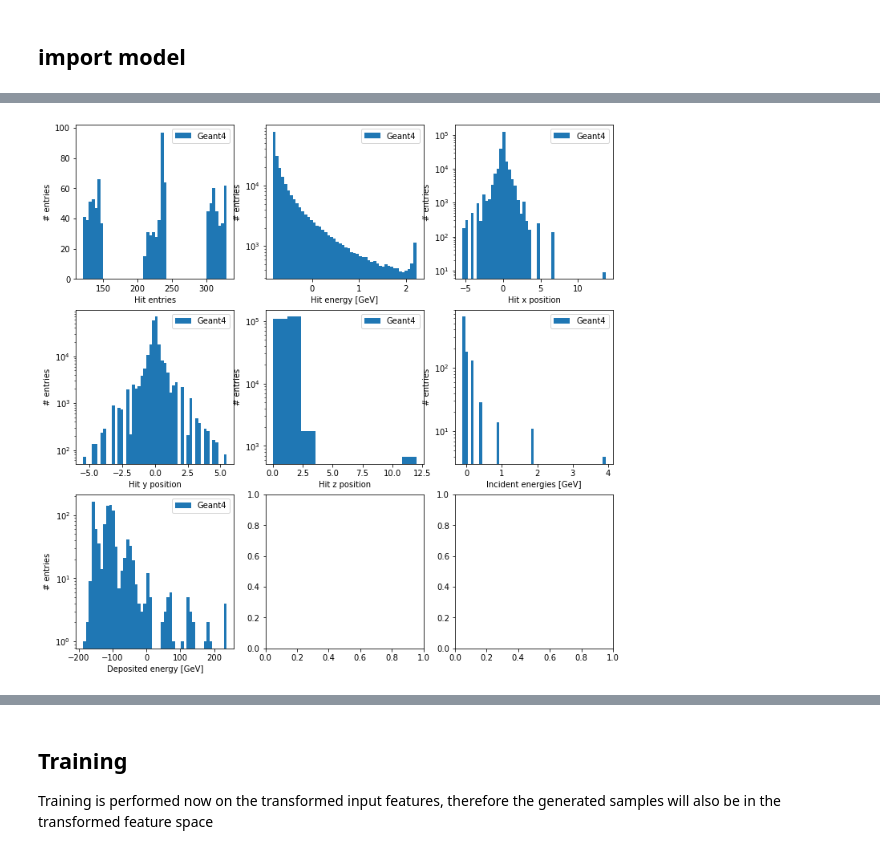
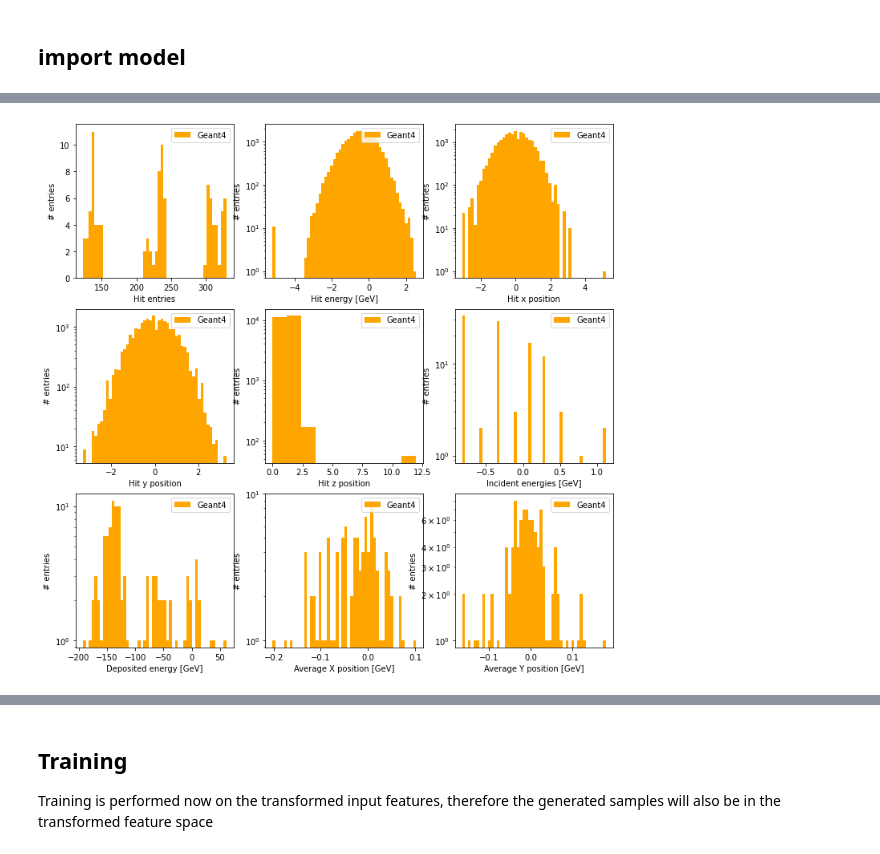
Before and after one commit to vincentchen566/tdsm_encoder, a Jupyter notebook: tdsm_encoder.ipynb, the cells around one changed output, grey strips where cells are left out. Drawn from its saved outputs; the diff is of its cells as text; code cells hidden in the pictures.

Commit message:
Updated notebook and plotting codes to include several diagnostic plots. Generate dataset 1 samples now reasonably similar to GEANT4 after only 25 epoch training.

```diff
--- a/tdsm_encoder.ipynb
+++ b/tdsm_encoder.ipynb
@@ -8,6 +8,7 @@ import time, functools, torch, os,sys, random, fnmatch, psutil
 from datetime import datetime
 import numpy as np
 import matplotlib.pyplot as plt
+from matplotlib import cm
 import torch.nn as nn
 import torch.nn.functional as F
 from torch.optim import Adam,RAdam
@@ -17,13 +18,14 @@ import trans_tdsm, utils
 from prettytable import PrettyTable
 import util.dataset_structure, util.display, util.model
 import tqdm
+from pickle import load
 from IPython import display
 
 device = 'cuda' if torch.cuda.is_available() else 'cpu'
 padding_value = -20
 
 dataset = "dataset_1_photons_padded_nentry"
-dataset_store_path = "/eos/user/j/jthomasw/tdsm_encoder/datasets/power_transformer/"
+dataset_store_path = "/eos/user/j/jthomasw/tdsm_encoder/datasets/quantile_gauss_transformer/"
 transform = None
 transform_y = None
 mask = True
@@ -34,10 +36,10 @@ workingdir = "./"
 train_ratio = 0.8
 batch_size = 64
 lr = 0.00001
-n_epochs = 50
+n_epochs = 25
 ### SDE PARAMETERS ###
 SDE = 'VE'
-sigma_max = 10.
+sigma_max = 50.
 ### MODEL PARAMETERS ###
 n_feat_dim = 4
 embed_dim = 512
@@ -65,8 +67,8 @@ print('Working directory: ', workingdir)
 
 files_list_ = []
 for filename in os.listdir(dataset_store_path):
-    if fnmatch.fnmatch(filename, dataset + '12*.pt') or fnmatch.fnmatch(filename, dataset + '21*.pt') or fnmatch.fnmatch(filename, dataset + '30*.pt'):
-    #if fnmatch.fnmatch(filename, dataset + '30*.pt'):
+    #if fnmatch.fnmatch(filename, dataset + '12*.pt') or fnmatch.fnmatch(filename, dataset + '21*.pt') or fnmatch.fnmatch(filename, dataset + '30*.pt'):
+    if fnmatch.fnmatch(filename, dataset + '12*.pt'):
         files_list_.append(os.path.join(dataset_store_path, filename))
 print(files_list_)
 
@@ -112,7 +120,7 @@ Plots of the inverted transformation should be similar to what is shown in those
 # %%
-#dists = util.display.plot_distribution(files_list_,energy_trans_file='transform_e.pkl')
-dists = util.display.plot_distribution(files_list_)
-
+# Non-transformed variables
+'''
+dists = util.display.plot_distribution(files_list_,energy_trans_file='transform_e.pkl', x_trans_file='transform_x.pkl', y_trans_file='transform_y.pkl', ine_trans_file='rescaler_y.pkl')
 entries = dists[0]
 all_incident_e = dists[1]
 total_deposited_e_shower = dists[2]
@@ -120,55 +128,86 @@ all_e = dists[3]
 all_x = dists[4]
 all_y = dists[5]
 all_z = dists[6]
+all_hit_ine = dists[7]
+average_x_shower = dists[8]
+average_y_shower = dists[9]
+'''
+
+# Transformed variables
+dists_trans = util.display.plot_distribution(files_list_, nshowers_2_plot=100)
+entries = dists_trans[0]
+all_incident_e_trans = dists_trans[1]
+total_deposited_e_shower_trans = dists_trans[2]
+all_e_trans = dists_trans[3]
+all_x_trans = dists_trans[4]
+all_y_trans = dists_trans[5]
+all_z_trans = dists_trans[6]
+all_hit_ine_trans = dists_trans[7]
+average_x_shower_trans = dists_trans[8]
+average_y_shower_trans = dists_trans[9]
 
 fig, ax = plt.subplots(3,3, figsize=(12,12))
 print('Plot # entries')
 ax[0][0].set_ylabel('# entries')
 ax[0][0].set_xlabel('Hit entries')
-ax[0][0].hist(entries, 50, label='Geant4')
+ax[0][0].hist(entries, 50, color='orange', label='Geant4')
 ax[0][0].legend(loc='upper right')
 
-print('Plot incident energies')
-ax[1][2].set_ylabel('# entries')
-ax[1][2].set_xlabel('Incident energies [GeV]')
-ax[1][2].hist(all_incident_e, 50, label='Geant4')
-ax[1][2].set_yscale('log')
-ax[1][2].legend(loc='upper right')
-
-print('Plot total deposited hit energy')
-ax[2][0].set_ylabel('# entries')
-ax[2][0].set_xlabel('Deposited energy [GeV]')
-ax[2][0].hist(total_deposited_e_shower, 50, label='Geant4')
-ax[2][0].set_yscale('log')
-ax[2][0].legend(loc='upper right')
+print('Plot hit energies')
+ax[0][1].set_ylabel('# entries')
+ax[0][1].set_xlabel('Hit energy [GeV]')
+ax[0][1].hist(all_e_trans, 50, color='orange', label='Geant4')
+ax[0][1].set_yscale('log')
+ax[0][1].legend(loc='upper right')
 
 print('Plot hit x')
 ax[0][2].set_ylabel('# entries')
 ax[0][2].set_xlabel('Hit x position')
-ax[0][2].hist(all_x, 50, label='Geant4')
+ax[0][2].hist(all_x_trans, 50, color='orange', label='Geant4')
 ax[0][2].set_yscale('log')
 ax[0][2].legend(loc='upper right')
-
-print('Plot hit energies')
-ax[0][1].set_ylabel('# entries')
-ax[0][1].set_xlabel('Hit energy [GeV]')
-ax[0][1].hist(all_e, 50, label='Geant4')
-ax[0][1].set_yscale('log')
-ax[0][1].legend(loc='upper right')
 
 print('Plot hit y')
 ax[1][0].set_ylabel('# entries')
 ax[1][0].set_xlabel('Hit y position')
-ax[1][0].hist(all_y, 50, label='Geant4')
+ax[1][0].hist(all_y_trans, 50, color='orange', label='Geant4')
 ax[1][0].set_yscale('log')
 ax[1][0].legend(loc='upper right')
 
 print('Plot hit z')
 ax[1][1].set_ylabel('# entries')
 ax[1][1].set_xlabel('Hit z position')
-ax[1][1].hist(all_z, label='Geant4')
+ax[1][1].hist(all_z_trans, color='orange', label='Geant4')
 ax[1][1].set_yscale('log')
 ax[1][1].legend(loc='upper right')
+
+print('Plot incident energies')
+ax[1][2].set_ylabel('# entries')
+ax[1][2].set_xlabel('Incident energies [GeV]')
+ax[1][2].hist(all_incident_e_trans, 50, color='orange', label='Geant4')
+ax[1][2].set_yscale('log')
+ax[1][2].legend(loc='upper right')
+
+print('Plot total deposited hit energy per shower')
+ax[2][0].set_ylabel('# entries')
+ax[2][0].set_xlabel('Deposited energy [GeV]')
+ax[2][0].hist(total_deposited_e_shower_trans, 50, color='orange', label='Geant4')
+ax[2][0].set_yscale('log')
+ax[2][0].legend(loc='upper right')
+
+print('Plot av. X position per shower')
+ax[2][1].set_ylabel('# entries')
+ax[2][1].set_xlabel('Average X position [GeV]')
+ax[2][1].hist(average_x_shower_trans, 50, color='orange', label='Geant4')
+ax[2][1].set_yscale('log')
+ax[2][1].legend(loc='upper right')
+
+print('Plot av. Y position per shower')
+ax[2][2].set_ylabel('# entries')
+ax[2][2].set_xlabel('Average Y position [GeV]')
+ax[2][2].hist(average_y_shower_trans, 50, color='orange', label='Geant4')
+ax[2][2].set_yscale('log')
+ax[2][2].legend(loc='upper right')
 
 fig.show()
 save_name = os.path.join(dataset_store_path,'input_dists_transformed.png')
@@ -193 +234 @@ Plot hit z
-[figure, old version]
+[figure, new version]
```
Also changed, not shown: parts of 11 cells of this notebook, 3 other files.
